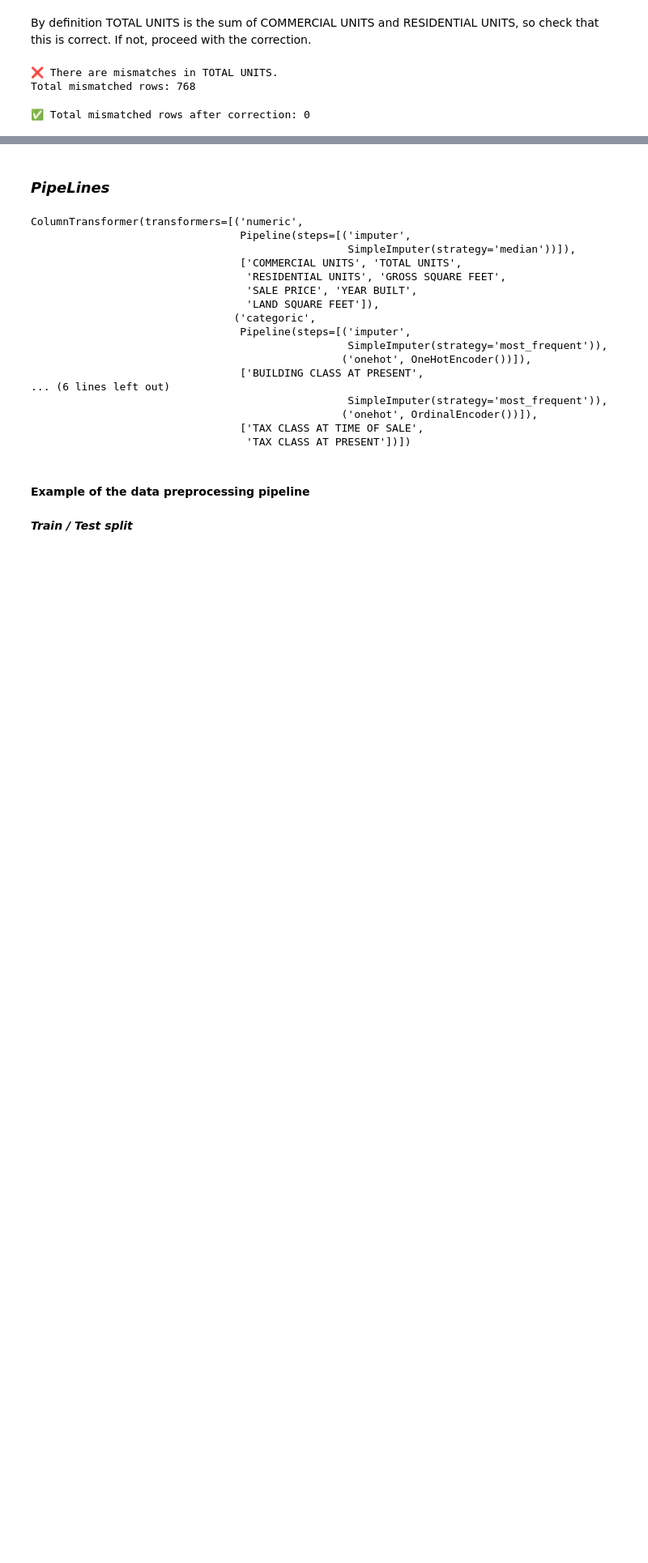
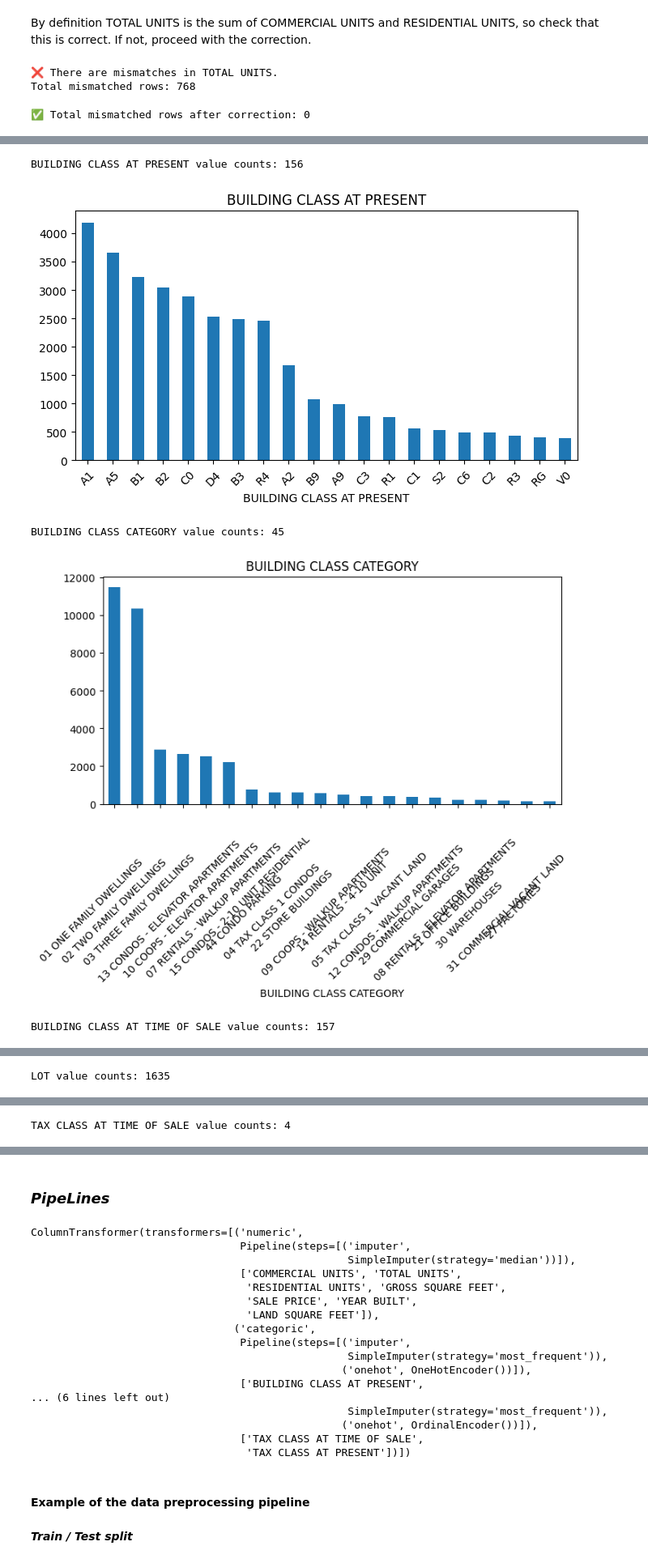
Before and after one commit to alejolondonm/NYC-houses, a Jupyter notebook: DataPreparation/4-feature-engineering.ipynb, the cells around one changed output, grey strips where cells are left out. Shown at 81% size. Cells and saved outputs as stored; diff of their text form; code cells hidden in the pictures; blank space fills up the shorter version.

```diff
--- a/DataPreparation/4-feature-engineering.ipynb
+++ b/DataPreparation/4-feature-engineering.ipynb
@@ -308,0 +379,3 @@ nyc_houses_df.describe()
+# %%
+nyc_houses_df.loc[nyc_houses_df["COMMERCIAL UNITS"] > 500, "COMMERCIAL UNITS"] = np.nan
+nyc_houses_df.loc[nyc_houses_df["TOTAL UNITS"] > 1000, "TOTAL UNITS"] = np.nan
@@ -308,0 +403,17 @@ nyc_houses_df.describe()
+# %%
+categorical_cols = nyc_houses_df.select_dtypes(include=["object", "category"]).columns.tolist()
+
+for col in categorical_cols:
+    plt.figure(figsize=(8, 4))
+    print(f"{col} value counts:", nyc_houses_df[col].nunique())
+    nyc_houses_df[col].value_counts().nlargest(20).plot(
+        kind="bar", title=f"{col}"
+    )
+    plt.xticks(rotation=45)
+    plt.show()
+# %% [output]
+BUILDING CLASS AT PRESENT value counts: 156
+[figure, added]
+BUILDING CLASS CATEGORY value counts: 45
+[figure, added]
+BUILDING CLASS AT TIME OF SALE value counts: 157
@@ -308,0 +421 @@ nyc_houses_df.describe()
+LOT value counts: 1635
@@ -308,0 +423 @@ nyc_houses_df.describe()
+TAX CLASS AT TIME OF SALE value counts: 4
```
Also changed, not shown: parts of 40 cells of this notebook.
